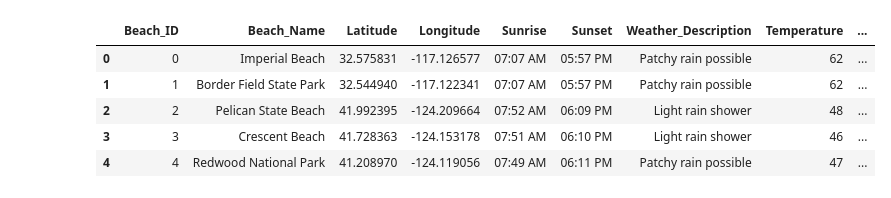
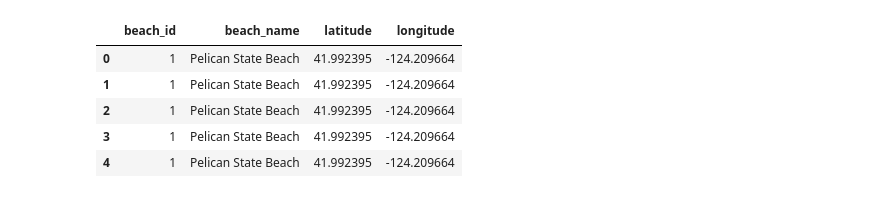
Before and after one commit to ckanchanda/Surf_Check, a Jupyter notebook: ck_api_call2.ipynb, the cells around one changed output. Cells and saved outputs as stored; diff of their text form; code cells hidden in the pictures.

```diff
--- a/ck_api_call2.ipynb
+++ b/ck_api_call2.ipynb
@@ -15,13 +15,13 @@ from config import api_key2
 # %%
-beaches_df = pd.read_csv("Resources/beaches_data.csv")
+beaches_df = pd.read_csv("Resources/ck_beaches.csv")
 beaches_df.head()
 # %% [output]
-|  | Beach_ID | Beach_Name | Latitude | Longitude | Sunrise | Sunset | Weather_Description | Temperature | ... |
-| 0 | 0 | Imperial Beach | 32.575831 | -117.126577 | 07:07 AM | 05:57 PM | Patchy rain possible | 62 | ... |
-| 1 | 1 | Border Field State Park | 32.544940 | -117.122341 | 07:07 AM | 05:57 PM | Patchy rain possible | 62 | ... |
-| 2 | 2 | Pelican State Beach | 41.992395 | -124.209664 | 07:52 AM | 06:09 PM | Light rain shower | 48 | ... |
-| 3 | 3 | Crescent Beach | 41.728363 | -124.153178 | 07:51 AM | 06:10 PM | Light rain shower | 46 | ... |
-| 4 | 4 | Redwood National Park | 41.208970 | -124.119056 | 07:49 AM | 06:11 PM | Patchy rain possible | 47 | ... |
+|  | beach_id | beach_name | latitude | longitude |
+| 0 | 1 | Pelican State Beach | 41.992395 | -124.209664 |
+| 1 | 1 | Pelican State Beach | 41.992395 | -124.209664 |
+| 2 | 1 | Pelican State Beach | 41.992395 | -124.209664 |
+| 3 | 1 | Pelican State Beach | 41.992395 | -124.209664 |
+| 4 | 1 | Pelican State Beach | 41.992395 | -124.209664 |
 # %%
 beaches_df.dtypes
 # %% [output]
```
Also changed, not shown: parts of 20 cells of this notebook.
